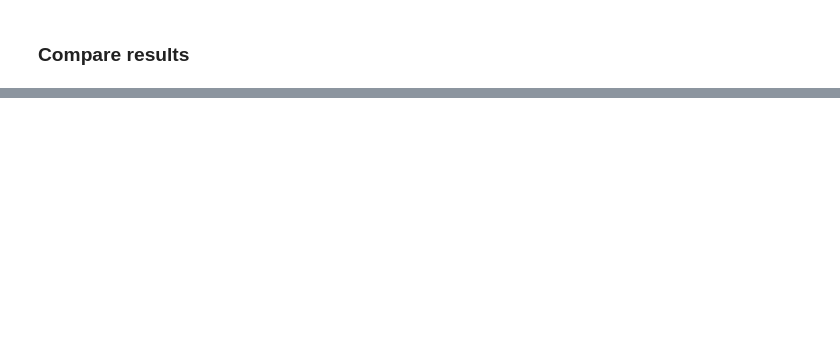
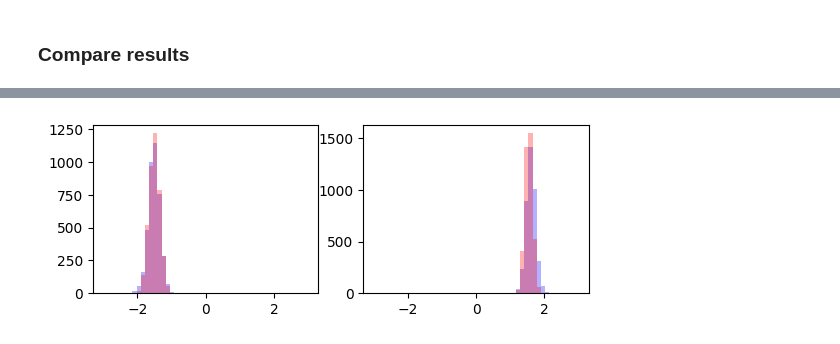
Before and after one commit to Kucharssim/bayesflow-amortized-mixtures, a Jupyter notebook: case-studies/normal-mixture/experiments.ipynb, the cells around one changed output, grey strips where cells are left out. Cells and saved outputs as stored; diff of their text form; code cells hidden in the pictures; blank space fills up the shorter version.

```diff
--- a/case-studies/normal-mixture/experiments.ipynb
+++ b/case-studies/normal-mixture/experiments.ipynb
@@ -192,0 +250,11 @@ f=plt.ylabel("P(S = 1)")
+# %%
+stan_mu = np.array(stan_fit.draws_pd(vars="mu"))
+#mixture_posterior_mu = model.extract_pars(mixture_posterior_pars)['mu']
+posterior_mu = model.extract_pars(posterior_parameters)['mu']
+for i in range(2):
+    plt.subplot(2, 2, i+1)
+    #f=plt.hist(mixture_posterior_mu[:,i], alpha=0.3, color="blue", bins=np.linspace(-3, 3, 50))
+    f=plt.hist(posterior_mu[:,i], alpha=0.3, color="blue", bins=np.linspace(-3, 3, 50))
+    f=plt.hist(stan_mu[:,i], alpha=0.3, color="red", bins=np.linspace(-3, 3, 50))
+# %% [output]
+[figure, added]
```
Also changed, not shown: parts of 17 cells of this notebook.
